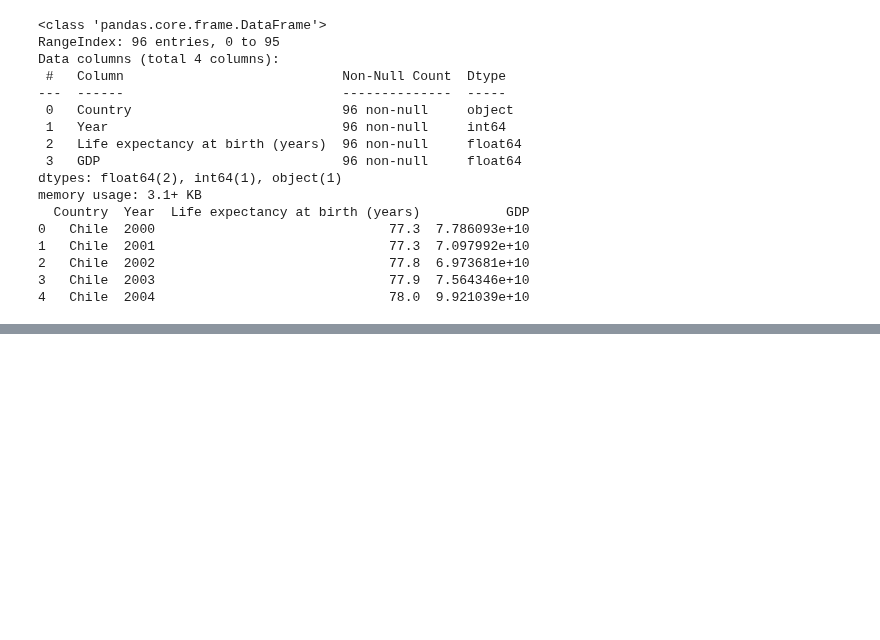
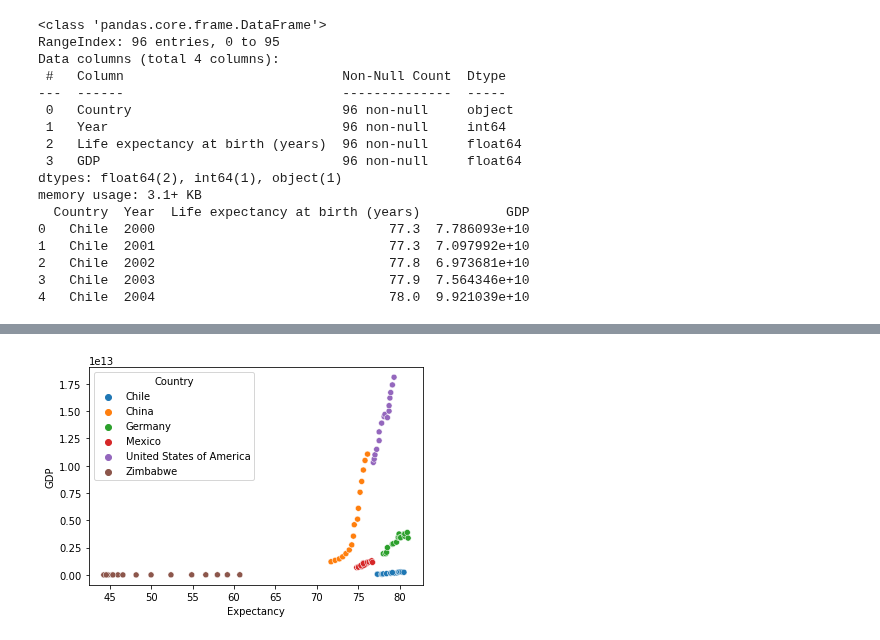
Before and after one commit to cacaprog/Exercises, a Jupyter notebook: Life-Expectancy-and-GDP-Starter/life_expectancy_gdp.ipynb, the cells around one changed output, grey strips where cells are left out. Cells and saved outputs as stored; diff of their text form; code cells hidden in the pictures; blank space fills up the shorter version.

```diff
--- a/Life-Expectancy-and-GDP-Starter/life_expectancy_gdp.ipynb
+++ b/Life-Expectancy-and-GDP-Starter/life_expectancy_gdp.ipynb
@@ -26,0 +93,11 @@ memory usage: 3.1+ KB
+# %%
+#Let´s check if there are any relation
+sns.scatterplot(
+    x = "Expectancy",
+    y = "GDP",
+    hue = "Country",
+    data = all_data
+)
+plt.show()
+# %% [output]
+[figure, added]
```
Also changed, not shown: parts of 13 cells of this notebook, 4 other files.
